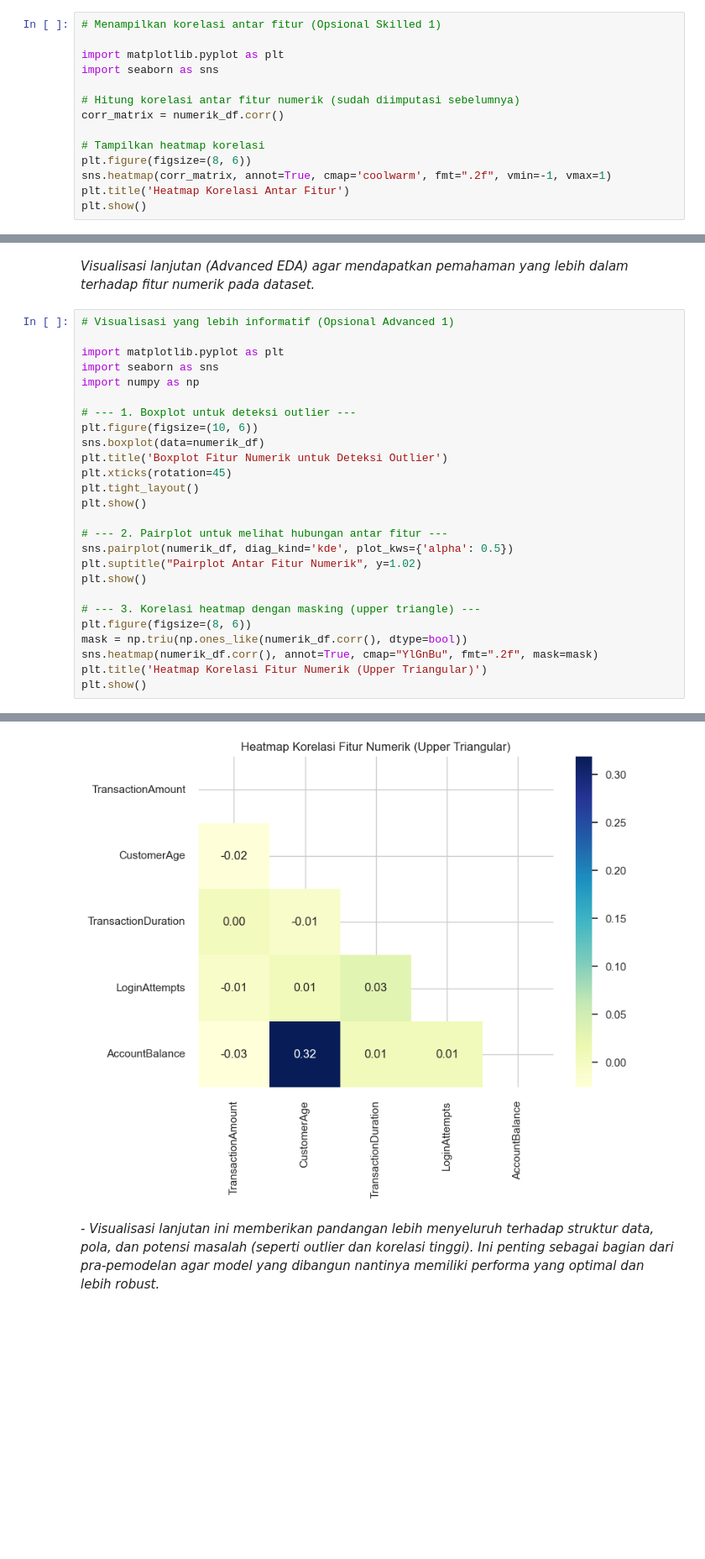
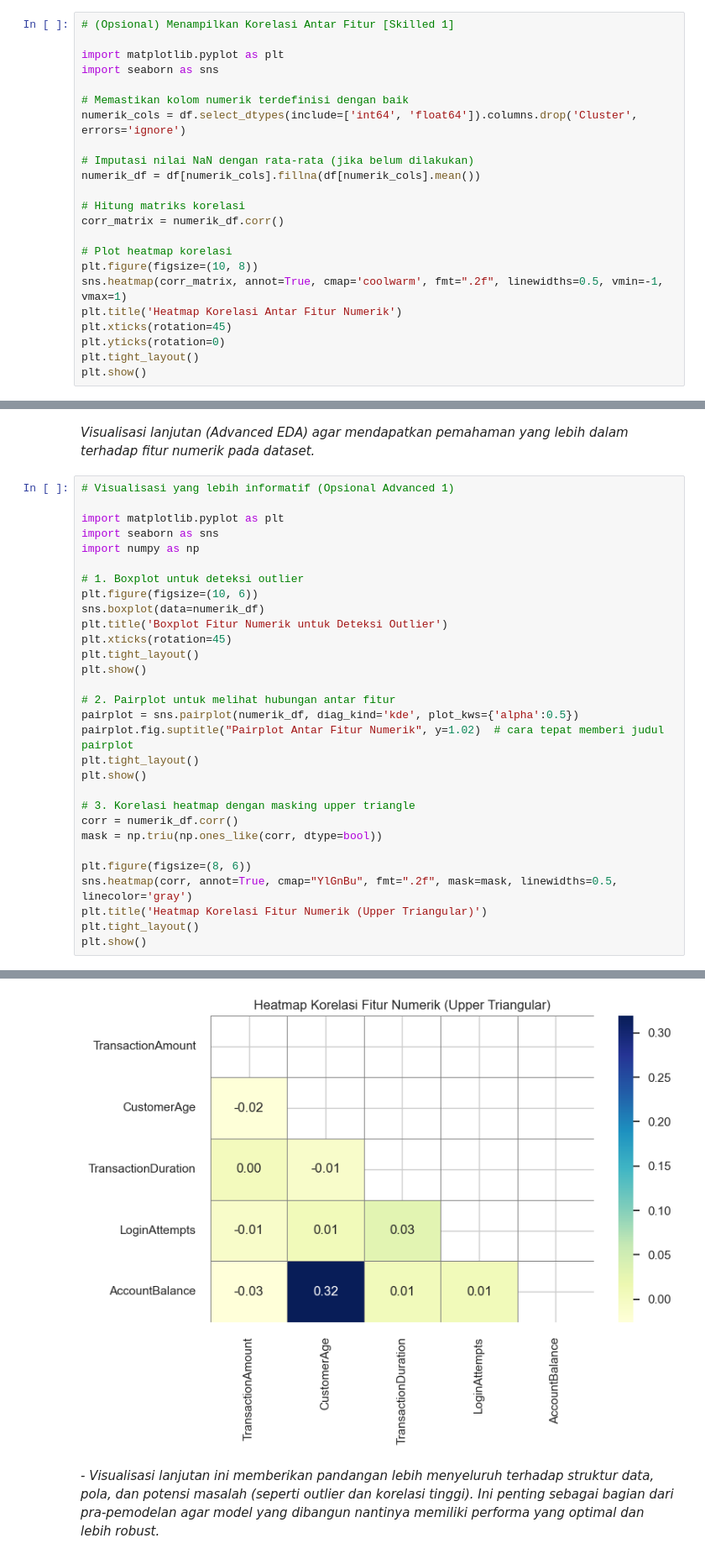
Before and after one commit to setiady16/BMLP_DIMAS-SETIADY, a Jupyter notebook: [Clustering]_Submission_Akhir_BMLP_Dimas_Setiady.ipynb, the cells around one changed output, grey strips where cells are left out. Shown at 84% size. Drawn from its saved outputs; the diff is of its cells as text; blank space fills up the shorter version.

```diff
--- a/[Clustering]_Submission_Akhir_BMLP_Dimas_Setiady.ipynb
+++ b/[Clustering]_Submission_Akhir_BMLP_Dimas_Setiady.ipynb
@@ -168,17 +192,26 @@ max          14977.99
 - Mengidentifikasi fitur yang memiliki hubungan kuat, yang bisa membantu dalam pemilihan fitur (feature selection).
 - Mengetahui kemungkinan terjadinya multikolinearitas (korelasi tinggi antar fitur), yang bisa memengaruhi performa model prediktif tertentu.
 # %%
-# Menampilkan korelasi antar fitur (Opsional Skilled 1)
+# (Opsional) Menampilkan Korelasi Antar Fitur [Skilled 1]
 
 import matplotlib.pyplot as plt
 import seaborn as sns
 
-# Hitung korelasi antar fitur numerik (sudah diimputasi sebelumnya)
+# Memastikan kolom numerik terdefinisi dengan baik
+numerik_cols = df.select_dtypes(include=['int64', 'float64']).columns.drop('Cluster', errors='ignore')
+
+# Imputasi nilai NaN dengan rata-rata (jika belum dilakukan)
+numerik_df = df[numerik_cols].fillna(df[numerik_cols].mean())
+
+# Hitung matriks korelasi
 corr_matrix = numerik_df.corr()
 
-# Tampilkan heatmap korelasi
-plt.figure(figsize=(8, 6))
-sns.heatmap(corr_matrix, annot=True, cmap='coolwarm', fmt=".2f", vmin=-1, vmax=1)
-plt.title('Heatmap Korelasi Antar Fitur')
+# Plot heatmap korelasi
+plt.figure(figsize=(10, 8))
+sns.heatmap(corr_matrix, annot=True, cmap='coolwarm', fmt=".2f", linewidths=0.5, vmin=-1, vmax=1)
+plt.title('Heatmap Korelasi Antar Fitur Numerik')
+plt.xticks(rotation=45)
+plt.yticks(rotation=0)
+plt.tight_layout()
 plt.show()
 # %% [output]
@@ -217,7 +270,7 @@ import matplotlib.pyplot as plt
 import seaborn as sns
 import numpy as np
 
-# --- 1. Boxplot untuk deteksi outlier ---
+# 1. Boxplot untuk deteksi outlier
 plt.figure(figsize=(10, 6))
 sns.boxplot(data=numerik_df)
 plt.title('Boxplot Fitur Numerik untuk Deteksi Outlier')
@@ -225,16 +278,20 @@ plt.xticks(rotation=45)
 plt.tight_layout()
 plt.show()
 
-# --- 2. Pairplot untuk melihat hubungan antar fitur ---
-sns.pairplot(numerik_df, diag_kind='kde', plot_kws={'alpha': 0.5})
-plt.suptitle("Pairplot Antar Fitur Numerik", y=1.02)
+# 2. Pairplot untuk melihat hubungan antar fitur
+pairplot = sns.pairplot(numerik_df, diag_kind='kde', plot_kws={'alpha':0.5})
+pairplot.fig.suptitle("Pairplot Antar Fitur Numerik", y=1.02)  # cara tepat memberi judul pairplot
+plt.tight_layout()
 plt.show()
 
-# --- 3. Korelasi heatmap dengan masking (upper triangle) ---
+# 3. Korelasi heatmap dengan masking upper triangle
+corr = numerik_df.corr()
+mask = np.triu(np.ones_like(corr, dtype=bool))
+
 plt.figure(figsize=(8, 6))
-mask = np.triu(np.ones_like(numerik_df.corr(), dtype=bool))
-sns.heatmap(numerik_df.corr(), annot=True, cmap="YlGnBu", fmt=".2f", mask=mask)
+sns.heatmap(corr, annot=True, cmap="YlGnBu", fmt=".2f", mask=mask, linewidths=0.5, linecolor='gray')
 plt.title('Heatmap Korelasi Fitur Numerik (Upper Triangular)')
+plt.tight_layout()
 plt.show()
 # %% [output]
 [figure]
@@ -242,4 +299,4 @@ plt.show()
-[figure, old version]
+[figure, new version]
 # %% [markdown]
 *- Visualisasi lanjutan ini memberikan pandangan lebih menyeluruh terhadap struktur data, pola, dan potensi masalah (seperti outlier dan korelasi tinggi). Ini penting sebagai bagian dari pra-pemodelan agar model yang dibangun nantinya memiliki performa yang optimal dan lebih robust.*
 # %% [markdown]
```
Also changed, not shown: parts of 12 cells of this notebook, 2 other files.
